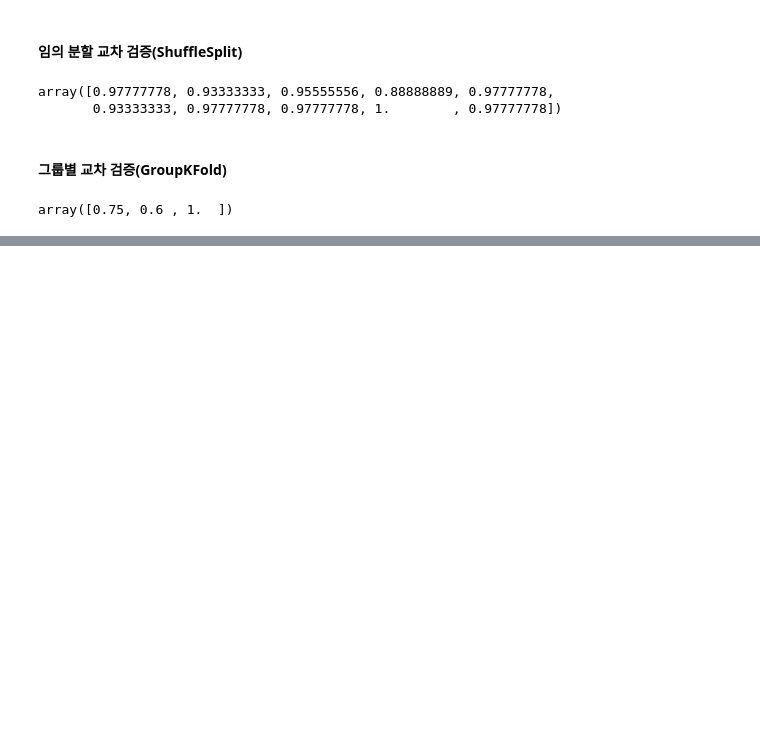
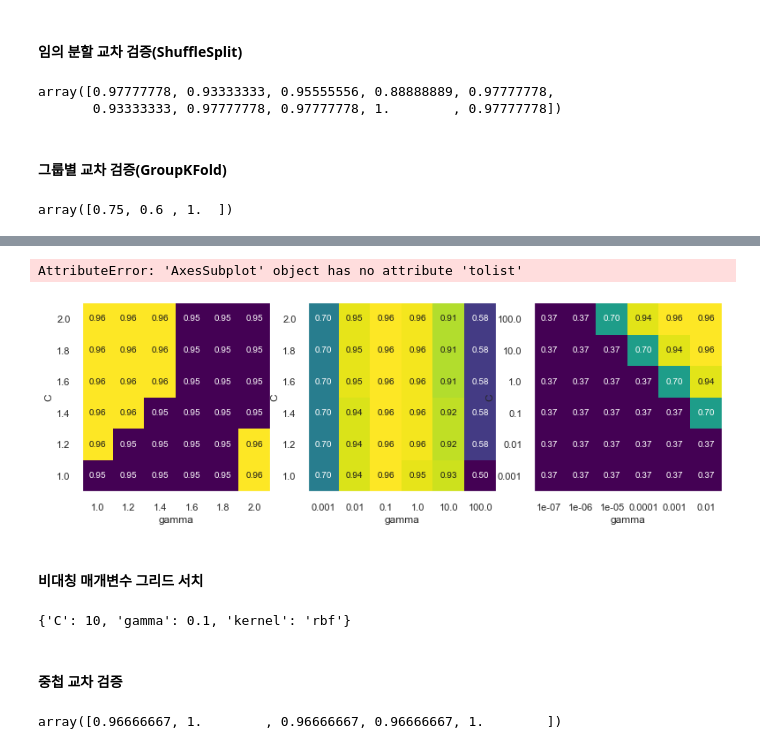
Before and after one commit to JaeMin1130/Machine-Learning, a Jupyter notebook: CHAPTER 5. 모델 평가와 성능 향상.ipynb, the cells around one changed output, grey strips where cells are left out. Cells and saved outputs as stored; diff of their text form; code cells hidden in the pictures; blank space fills up the shorter version.

```diff
--- a/CHAPTER 5. 모델 평가와 성능 향상.ipynb
+++ b/CHAPTER 5. 모델 평가와 성능 향상.ipynb
@@ -78,0 +151,39 @@ array([0.75, 0.6 , 1.  ])
+# %%
+f, ax = plt.subplots(1, 3, figsize=(13,5))
+param_grid_linear = {'C': np.linspace(1,2,6), 'gamma': np.linspace(1,2,6)}
+param_grid_one_log = {'C': np.linspace(1,2,6), 'gamma': np.logspace(-3,2,6)}
+param_grid_range = {'C': np.logspace(-3,2,6), 'gamma': np.logspace(-7,-2,6)}
+
+for param_grid, ax in zip([param_grid_linear, param_grid_one_log, param_grid_range], ax):
+    grid_search = GridSearchCV(SVC(), param_grid, cv=5)
+    grid_search.fit(X_train, y_train)
+    scores = grid_search.cv_results_['mean_test_score'].reshape(6,6)
+
+    scores_image = mglearn.tools.heatmap(
+        scores, xlabel='gamma', ylabel='C', xticklabels=param_grid['gamma'],
+        yticklabels=param_grid['C'], cmap='viridis', ax=ax)
+plt.colorbar(scores_image, ax=ax.tolist())
+# %% [output]
+AttributeError: 'AxesSubplot' object has no attribute 'tolist'
+[figure, added]
+# %% [markdown]
+#### 비대칭 매개변수 그리드 서치
+# %%
+param_grid = [{'kernel': ['rbf'],'C': [0.001, 0.01, 0.1, 1, 10, 100],
+              'gamma': [0.001, 0.01, 0.1, 1, 10, 100]},
+              {'kernel': ['linear'], 'C': [0.001, 0.01, 0.1, 1, 10, 100]}]
+grid_search = GridSearchCV(SVC(), param_grid, cv=5, return_train_score=True)
+grid_search.fit(X_train, y_train)
+grid_search.best_params_
+# %% [output]
+{'C': 10, 'gamma': 0.1, 'kernel': 'rbf'}
+# %% [markdown]
+#### 중첩 교차 검증
+# %%
+param_grid = {'C': [0.001, 0.01, 0.1, 1, 10, 100],
+              'gamma': [0.001, 0.01, 0.1, 1, 10, 100]}
+grid_search = GridSearchCV(SVC(), param_grid, cv=5)
+scores = cross_val_score(grid_search, iris.data, iris.target, cv=5)
+scores
+# %% [output]
+array([0.96666667, 1.        , 0.96666667, 0.96666667, 1.        ])
```
Also changed, not shown: parts of 16 cells of this notebook.
